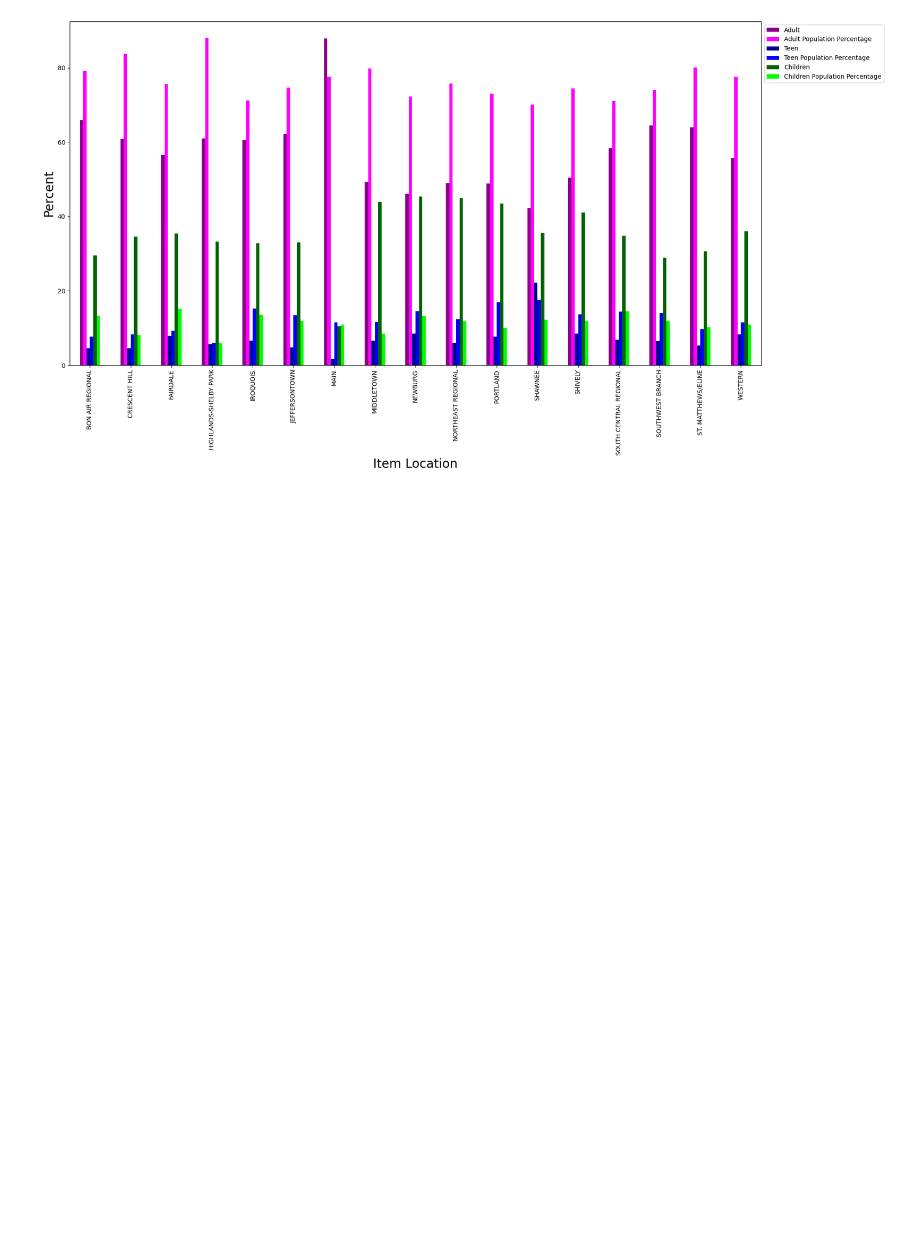
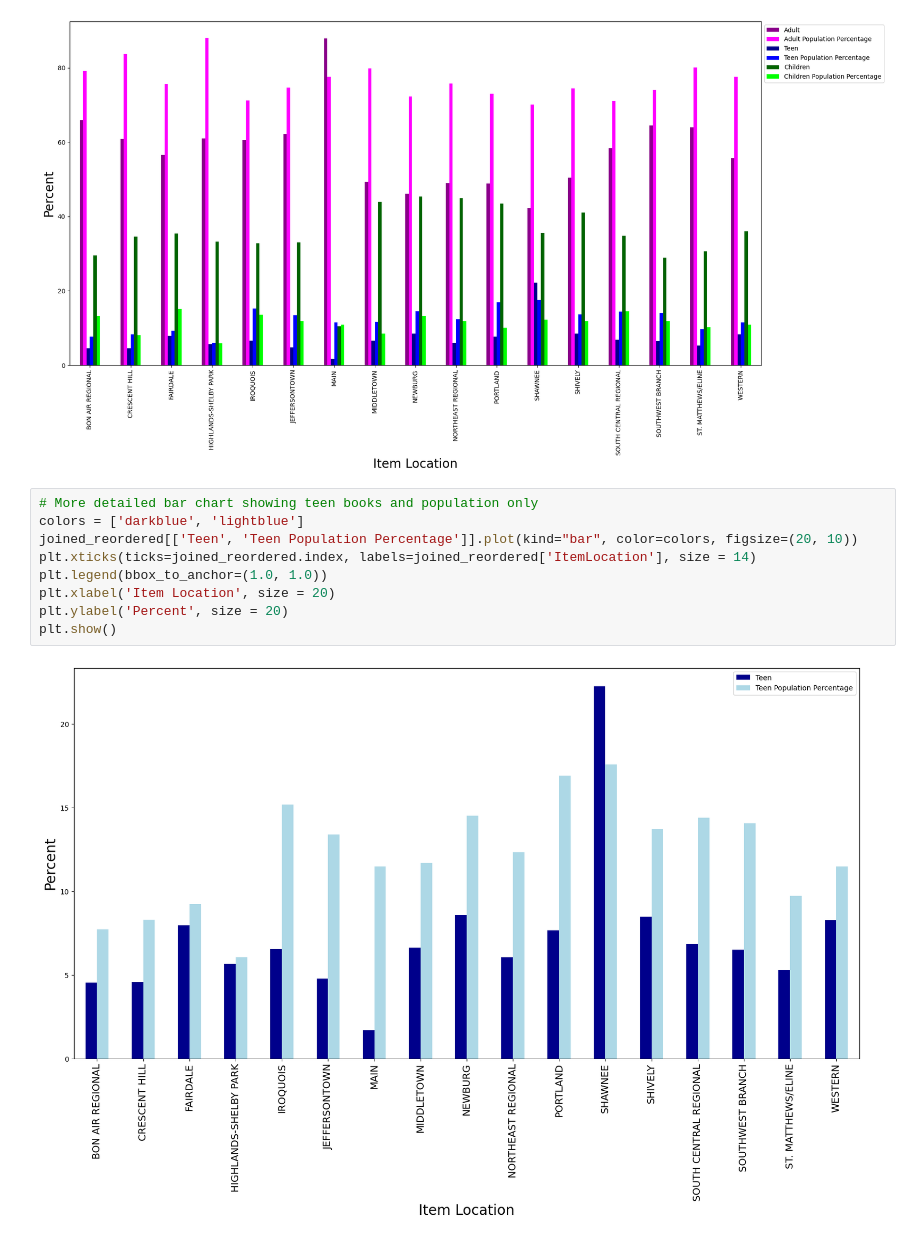
Before and after one commit to NicholasJCampbell/library_comparisons, a Jupyter notebook: Library_Comparisons.ipynb, the cells around one changed output. Drawn from its saved outputs; the diff is of its cells as text; blank space fills up the shorter version.

```diff
--- a/Library_Comparisons.ipynb
+++ b/Library_Comparisons.ipynb
@@ -977,3 +977,14 @@ plt.ylabel('Percent', size = 20)
 plt.show()
 # %% [output]
 [figure]
+# %%
+# More detailed bar chart showing teen books and population only
+colors = ['darkblue', 'lightblue']
+joined_reordered[['Teen', 'Teen Population Percentage']].plot(kind="bar", color=colors, figsize=(20, 10))
+plt.xticks(ticks=joined_reordered.index, labels=joined_reordered['ItemLocation'], size = 14)
+plt.legend(bbox_to_anchor=(1.0, 1.0))
+plt.xlabel('Item Location', size = 20)
+plt.ylabel('Percent', size = 20)
+plt.show()
+# %% [output]
+[figure, added]
```
Also changed, not shown: parts of 2 cells of this notebook, 1 other file.
